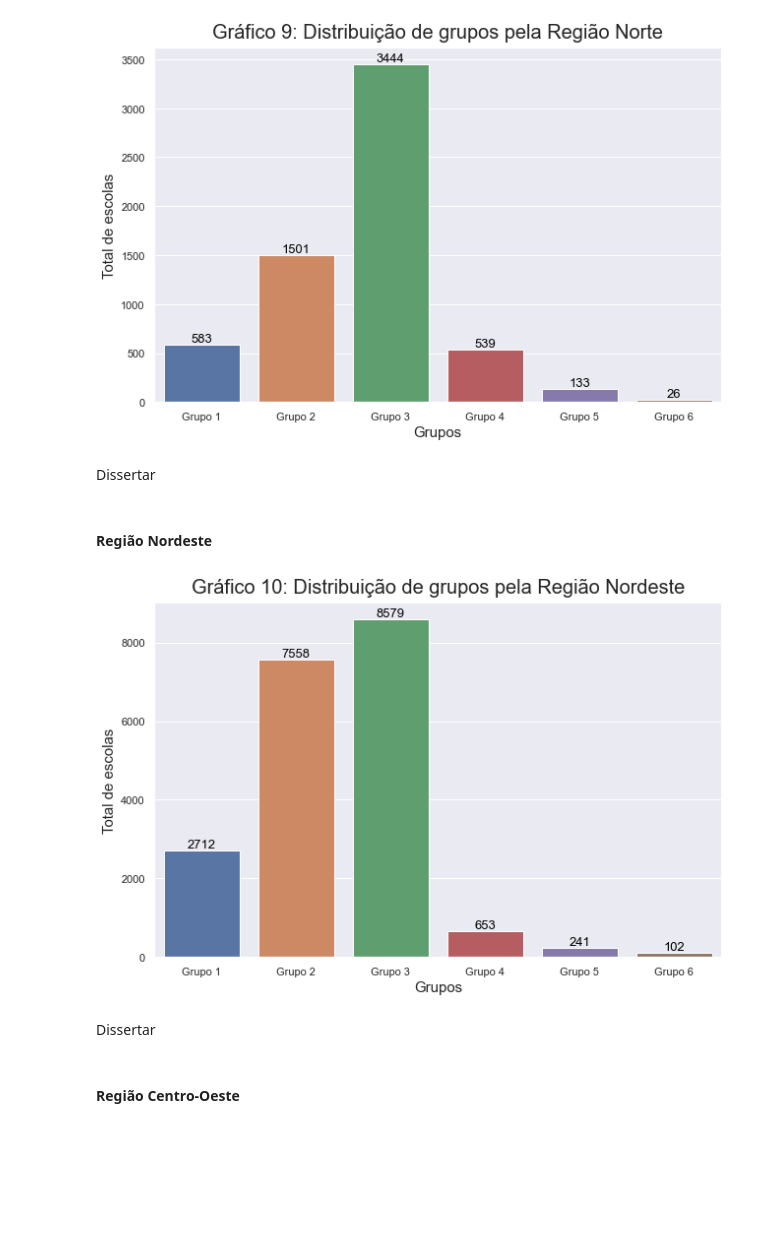
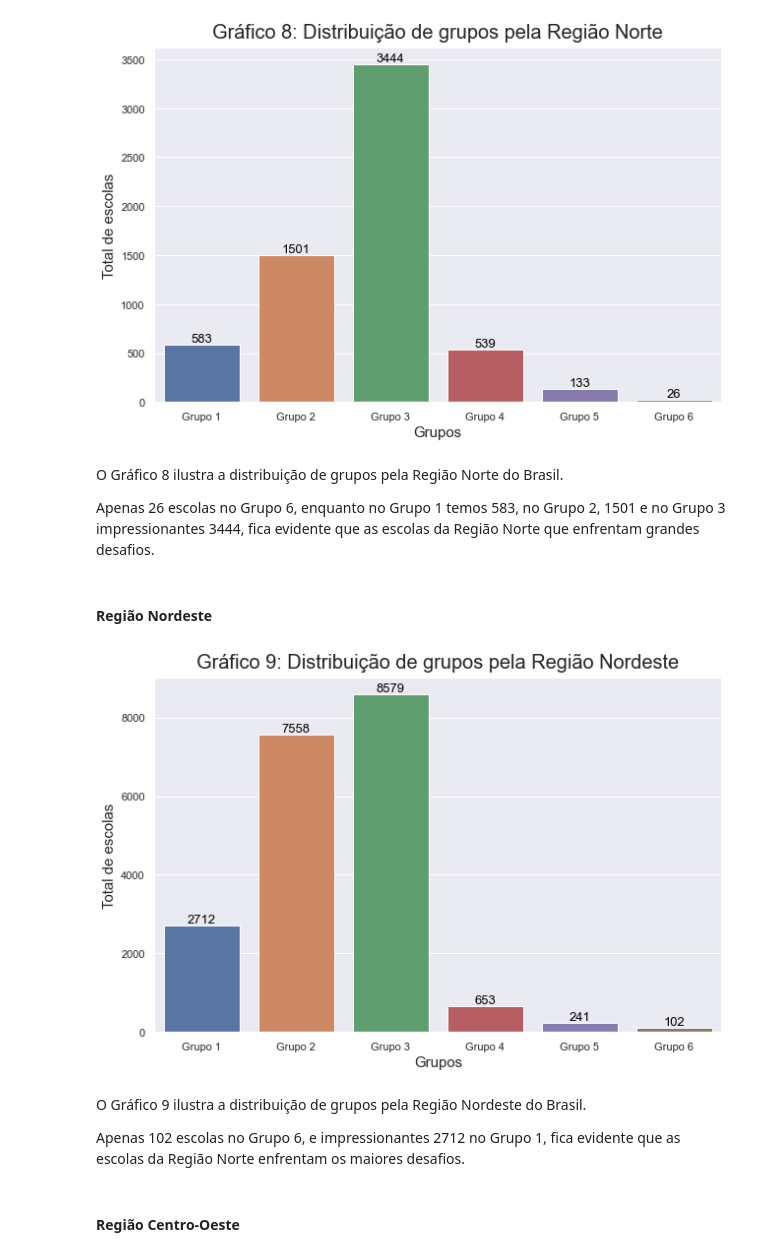
Before and after one commit to RafaelxFernandes/PS-UFRJ-Analytica, a Jupyter notebook: Análise/Nível Socioeconômico (Inse).ipynb, the cells around one changed output. Cells and saved outputs as stored; diff of their text form; code cells hidden in the pictures; blank space fills up the shorter version.

```diff
--- a/Análise/Nível Socioeconômico (Inse).ipynb
+++ b/Análise/Nível Socioeconômico (Inse).ipynb
@@ -613,27 +601,0 @@ Name: INSE_VALOR_ABSOLUTO, dtype: float64
-# %%
-# Configurações gráfico
-indice = range(len(inse_por_regiao))
-
-fig = plt.figure(figsize = (8, 5))
-eixo = fig.add_axes([0, 0, 1, 1])
-
-eixo.bar(indice, inse_por_regiao)
-eixo.set_title("Gráfico 8: Média Inse por Região do Brasil", fontsize = 20, pad = 10)
-eixo.set_xlabel("Região do Brasil", fontsize = 15)
-eixo.set_xticks(indice)
-eixo.set_xticklabels(regioes)
-eixo.set_ylabel("Média Inse", fontsize = 15)
-eixo.set_ylim(0, 70)
-
-# Escrevendo os valores acima de suas respectivas barras
-for valor in eixo.patches:
-    eixo.annotate('{:.2f}'.format(valor.get_height()), (valor.get_x()+0.4, valor.get_height()),
-                    ha = 'center', va = 'bottom',
-                    color = 'black', fontsize = 13)
-
-# Média e desvio padrão
-mu, sigma = inse_por_regiao.mean(), inse_por_regiao.std()
-
-# Escrevendo média e desvio padrão no gráfico
-anotacao = "\u03BC = " + str(mu.round(2)) + "\n\u03C3 = " + str(sigma.round(2))
-eixo.annotate(anotacao, xy = (0, 60), fontsize = 15)
@@ -673,7 +626,7 @@ fig = plt.figure(figsize = (8, 5))
 eixo = fig.add_axes([0, 0, 1, 1])
 
 sns.countplot(x = grupo_por_regiao_norte, data = dataframe_inse_regioes_estados, order = grupos)
-eixo.set_title("Gráfico 9: Distribuição de grupos pela Região Norte", fontsize = 20, pad = 10)
+eixo.set_title("Gráfico 8: Distribuição de grupos pela Região Norte", fontsize = 20, pad = 10)
 eixo.set_xlabel("Grupos", fontsize = 15)
 eixo.set_ylabel("Total de escolas", fontsize = 15)
 
@@ -685,28 +638,32 @@ for valor in eixo.patches:
 # %% [output]
 [figure]
 # %% [markdown]
-Dissertar
+O Gráfico 8 ilustra a distribuição de grupos pela Região Norte do Brasil.
+
+Apenas 26 escolas no Grupo 6, enquanto no Grupo 1 temos 583, no Grupo 2, 1501 e no Grupo 3 impressionantes 3444, fica evidente que as escolas da Região Norte que enfrentam grandes desafios.
 # %% [markdown]
 #### Região Nordeste
 # %%
 # Configurações gráficos
 fig = plt.figure(figsize = (8, 5))
 eixo = fig.add_axes([0, 0, 1, 1])
 
 sns.countplot(x = grupo_por_regiao_nordeste, data = dataframe_inse_regioes_estados, order = grupos)
-eixo.set_title("Gráfico 10: Distribuição de grupos pela Região Nordeste", fontsize = 20, pad = 10)
+eixo.set_title("Gráfico 9: Distribuição de grupos pela Região Nordeste", fontsize = 20, pad = 10)
 eixo.set_xlabel("Grupos", fontsize = 15)
 eixo.set_ylabel("Total de escolas", fontsize = 15)
 
 # Escrevendo os valores acima de suas respectivas barras
 for valor in eixo.patches:
         eixo.annotate('{:.0f}'.format(valor.get_height()), (valor.get_x()+0.4, valor.get_height()),
                     ha = 'center', va = 'bottom',
                     color = 'black', fontsize = 13)
 # %% [output]
-[figure, old version]
+[figure, new version]
 # %% [markdown]
-Dissertar
+O Gráfico 9 ilustra a distribuição de grupos pela Região Nordeste do Brasil.
+
+Apenas 102 escolas no Grupo 6, e impressionantes 2712 no Grupo 1, fica evidente que as escolas da Região Norte enfrentam os maiores desafios.
 # %% [markdown]
 #### Região Centro-Oeste
 # %%
```
Also changed, not shown: parts of 66 cells of this notebook.
